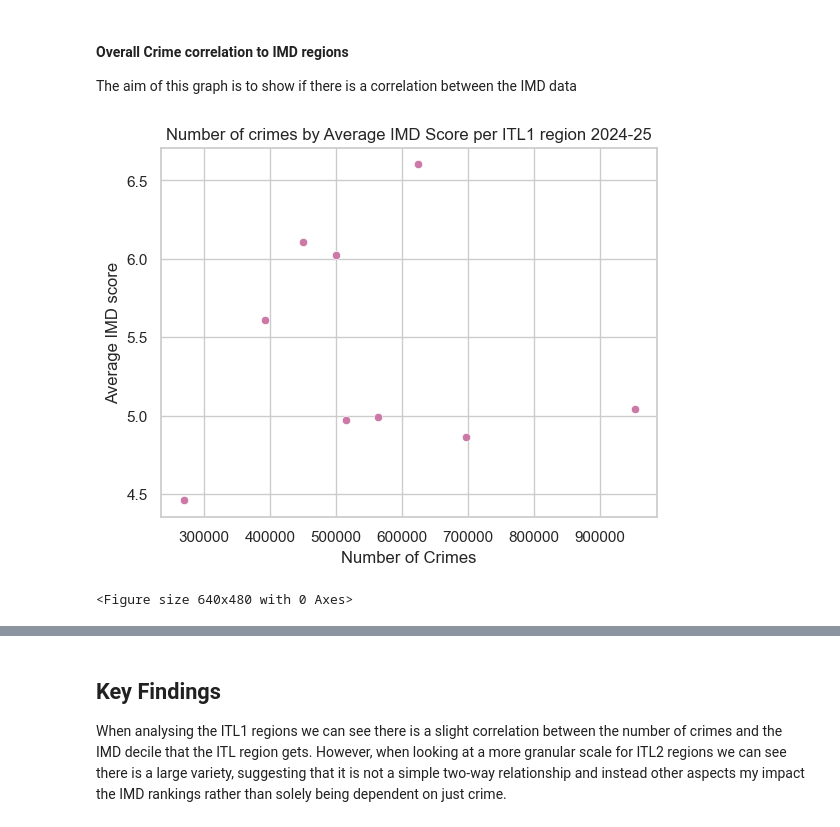
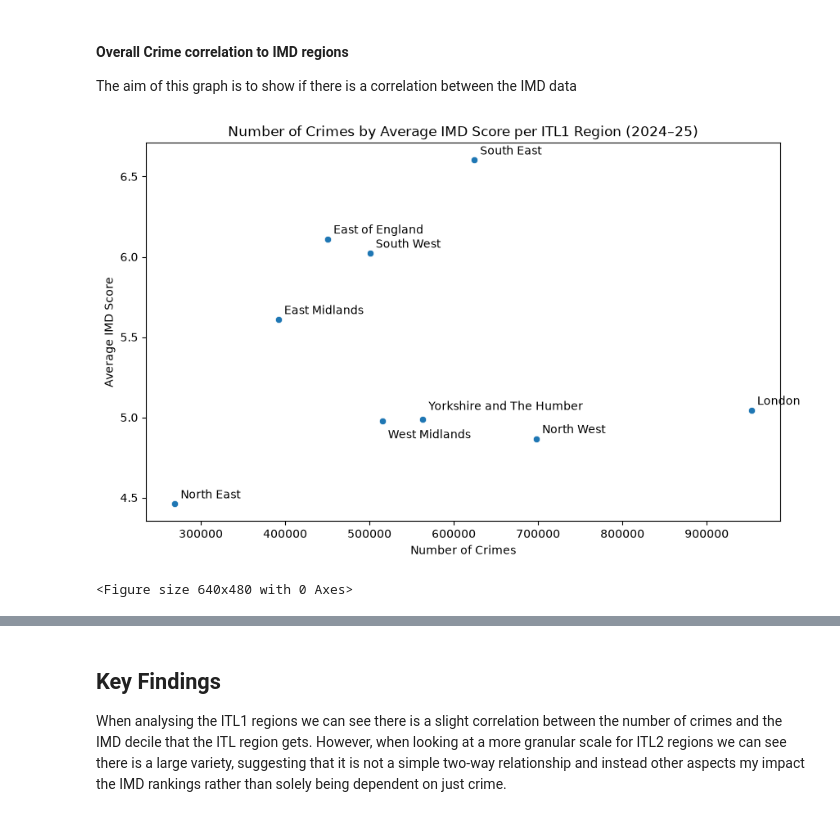
Before and after one commit to idilabdulle/Group-1-Project, a Jupyter notebook: group_1_notebook.ipynb, the cells around one changed output, grey strips where cells are left out. Drawn from its saved outputs; the diff is of its cells as text; code cells hidden in the pictures.

Commit message:
Add graph annotations and methodology updates

```diff
--- a/group_1_notebook.ipynb
+++ b/group_1_notebook.ipynb
@@ -1045,53 +1045,98 @@ Key visualisations:
 The aim of this graph is to show if there is a correlation between the IMD data
 # %%
 crime_df = pd.read_csv("clean_materials/CLEANED-regional_forces_crime_data_2024-2025.csv")
+
 imd_df = pd.read_csv("clean_materials/clean_index_of_multiple_deprivation.csv")
 
-
+imd_map = pd.read_csv(
+    "clean_materials/_2025_index_of_multiple_deprivation.csv",
+)
 # Check to see if there are corresponding columns
 # print(crime_df.columns)
 # print(imd_df.columns)
 
-# print(crime_df.info())
+crime_df.rename(
+    columns={"ITL1 region": "ITL1", "ITL2 region": "ITL2"},
+    inplace=True
+)
 
-crime_df.rename(columns={"ITL1 region": "ITL1", "ITL2 region": "ITL2"}, inplace=True) # The two excel files have different names for the columns so I'm cleaning these to check
-# print(imd_df["ITL1"].tail(4))
-# print(crime_df["ITL1"].tail(4))
-
-
-crime_df.loc[crime_df["ITL1"] == "East Midlands", "ITL1"] = "East Midlands (England)" # Making sure the data is uniform in these specific columns
+# Standardise region names
+crime_df.loc[crime_df["ITL1"] == "East Midlands", "ITL1"] = "East Midlands (England)"
 crime_df.loc[crime_df["ITL1"] == "West Midlands", "ITL1"] = "West Midlands (England)"
 
-#ITL1 comparison
-
+# ITL1 comparison
 ITL1_grouped_crimes = crime_df.groupby("ITL1")["Number of Offences"].sum()
-# print(ITL1_grouped_crimes)
 number_of_crimes = crime_df.groupby("Offence Group")["Number of Offences"].sum()
 
-avg_imd_by_ITL1 = imd_df.groupby("ITL1")["IMD Decile"].mean() # Finding the average mean for the ITL1 regions IMD scores
-avg_imd_by_ITL2 = imd_df.groupby("ITL2")["IMD Decile"].mean() # Finding the average mean for the ITL2 regions IMD scores
+# Average IMD scores
+avg_imd_by_ITL1 = imd_df.groupby("ITL1")["IMD Decile"].mean()
+avg_imd_by_ITL2 = imd_df.groupby("ITL2")["IMD Decile"].mean()
 avg_imd_rank_by_ITL2 = imd_df.groupby("ITL2")["IMD Rank"].mean()
+
+IMD_dict = avg_imd_by_ITL1.to_dict()
 IMD2_dict = avg_imd_by_ITL2.to_dict()
-IMD_dict = avg_imd_by_ITL1.to_dict()
 IMD2_rank_dict = avg_imd_rank_by_ITL2.to_dict()
 
-
+# Map IMD scores onto crime data
 crime_df["IMD_ITL1"] = crime_df["ITL1"].map(IMD_dict)
 
+# Create regional summary
 regional_summary = crime_df.groupby("ITL1").agg(
-    total_offences = ("Number of Offences", "sum"),
-    avg_imd_by_ITL1 =("IMD_ITL1", "mean"))
+    total_offences=("Number of Offences", "sum"),
+    avg_imd_by_ITL1=("IMD_ITL1", "mean")
+)
 
+# Plot
+# Create cleaner labels
+label_map = {
+    "North East (England)": "North East",
+    "North West (England)": "North West",
+    "Yorkshire and The Humber": "Yorkshire and The Humber",
+    "East Midlands (England)": "East Midlands",
+    "West Midlands (England)": "West Midlands",
+    "East (England)": "East of England",
+    "London": "London",
+    "South East (England)": "South East",
+    "South West (England)": "South West",
+}
 
-sns.scatterplot(x="total_offences", y="avg_imd_by_ITL1", data=regional_summary)
+# Manual label positions to reduce overlap
+offsets = {
+    "North East (England)": (5, 5),
+    "North West (England)": (5, 5),
+    "Yorkshire and The Humber": (5, 8),
+    "East Midlands (England)": (5, 5),
+    "West Midlands (England)": (5, -15),
+    "East (England)": (5, 5),
+    "London": (5, 5),
+    "South East (England)": (5, 5),
+    "South West (England)": (5, 5),
+}
+
+plt.figure(figsize=(10, 6))
+
+sns.scatterplot(
+    x="total_offences",
+    y="avg_imd_by_ITL1",
+    data=regional_summary
+)
+
+for region, row in regional_summary.iterrows():
+    plt.annotate(
+        label_map.get(region, region),
+        (row["total_offences"], row["avg_imd_by_ITL1"]),
+        textcoords="offset points",
+        xytext=offsets.get(region, (5, 5)),
+        ha="left"
+    )
+
 plt.xlabel("Number of Crimes")
-plt.ylabel("Average IMD score")
-plt.title("Number of crimes by Average IMD Score per ITL1 region 2024-25")
+plt.ylabel("Average IMD Score")
+plt.title("Number of Crimes by Average IMD Score per ITL1 Region (2024–25)")
 
 plt.show()
-
 plt.tight_layout()
 # %% [output]
-[figure, old version]
+[figure, new version]
 <Figure size 640x480 with 0 Axes>
 # %%
```
Also changed, not shown: parts of 8 cells of this notebook.
